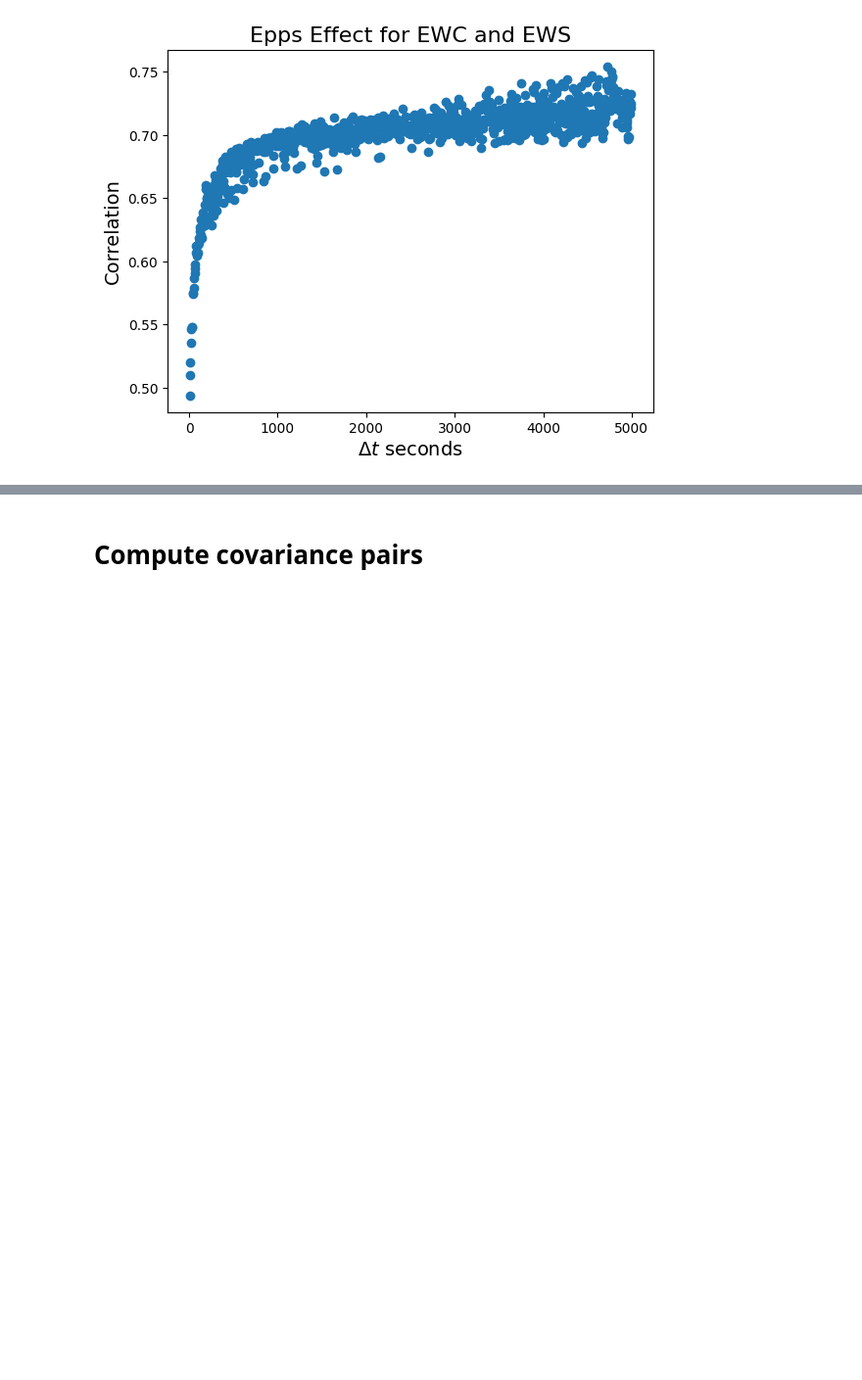
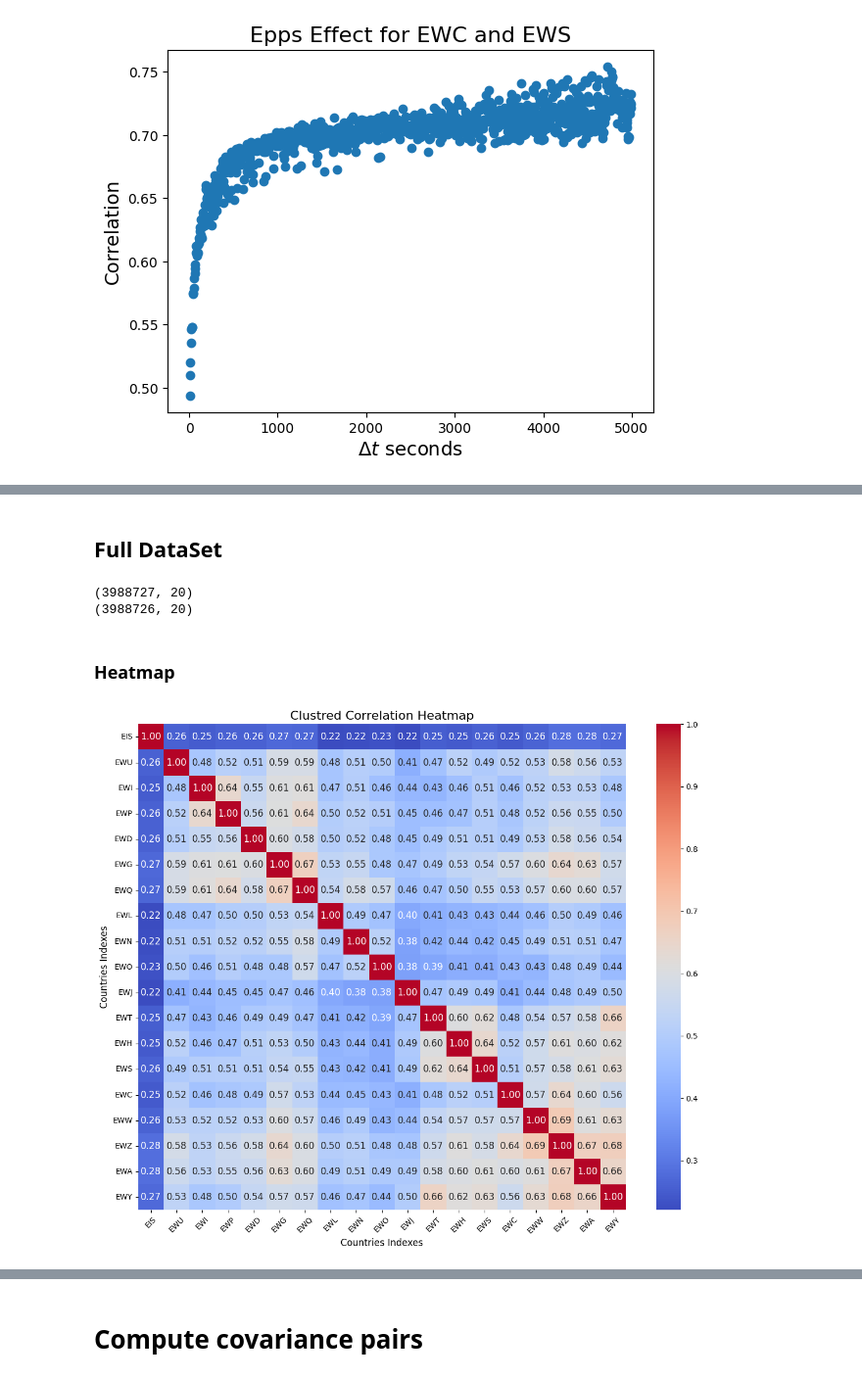
Before and after one commit to hosseinabadi/Big-Data-Correlation-Estimation, a Jupyter notebook: main.ipynb, the cells around one changed output, grey strips where cells are left out. Shown at 98% size. Drawn from its saved outputs; the diff is of its cells as text; code cells hidden in the pictures; blank space fills up the shorter version.

```diff
--- a/main.ipynb
+++ b/main.ipynb
@@ -239,0 +234,2 @@ plot_epps_effect("EWC", "EWS", "EWC_EWS_epps_95.png", percentile=95)
+# %%
+Countries_indexes = ["EWC", "EWU", "EWG", "EWQ", "EWJ", "EWA", "EWY", "EWW", "EWL", "EWT", "EWH", "EWS", "EWI", "EWP", "EWN", "EWD", "EWO", "EIS", "EWZ"]
@@ -239,0 +238,77 @@ plot_epps_effect("EWC", "EWS", "EWC_EWS_epps_95.png", percentile=95)
+# %%
+file_path_template = "Data/clean/{}.parquet"
+
+def compute_returns(df, price_col="weighted-avg-price", lag=1):
+    return df.with_columns(
+        (pl.col(price_col).diff(lag) / pl.col(price_col).shift(lag)).alias("return")
+    ).drop_nulls(subset=["return"])
+# %% [markdown]
+## Full DataSet
+# %%
+all_returns_df = pd.DataFrame()
+
+# Populate the DataFrame with returns for each asset
+for asset in Countries_indexes:
+    file_path = file_path_template.format(asset)
+    df = pl.read_parquet(file_path)
+    df_returns = compute_returns(df)
+
+    if "time-bucket" in df.columns:
+        time_bucket = df["time-bucket"].to_pandas()
+        if "time-bucket" not in all_returns_df.columns:
+            all_returns_df["time-bucket"] = time_bucket
+
+    all_returns_df[asset] = df_returns["return"].to_pandas()
+
+print(all_returns_df.shape)
+
+percentile_threshold = 100
+thresholds = all_returns_df.drop(columns=["time-bucket"]).abs().quantile(percentile_threshold / 100)
+all_returns_df = all_returns_df.apply(
+    lambda col: col.where(col.abs() <= thresholds[col.name]) if col.name != "time-bucket" else col
+)
+
+all_returns_df = all_returns_df.dropna()
+
+mat_for_corr = all_returns_df.drop(columns=["time-bucket"])
+correlation_matrix = mat_for_corr.corr()
+
+print(all_returns_df.shape)
+# %% [output]
+(3988727, 20)
+(3988726, 20)
+# %% [markdown]
+### Heatmap
+# %%
+# Convert the correlation matrix to a distance matrix for clustering
+distance_matrix = 1 - correlation_matrix
+
+# Perform hierarchical clustering
+linkage_matrix = linkage(distance_matrix, method='ward')
+ordered_indices = leaves_list(linkage_matrix)
+
+# Reorder the correlation matrix and labels
+clustered_matrix = correlation_matrix.to_numpy()[np.ix_(ordered_indices, ordered_indices)]
+ordered_labels = [mat_for_corr.columns[i] for i in ordered_indices]
+
+# Plot the heatmap without dendrogram
+plt.figure(figsize=(12, 10))
+sns.heatmap(
+    clustered_matrix,
+    annot=True,
+    fmt=".2f",
+    cmap="coolwarm",
+    xticklabels=ordered_labels,
+    yticklabels=ordered_labels,
+    annot_kws={"size": 12}
+)
+
+plt.title("Clustred Correlation Heatmap", fontsize=16)
+plt.xlabel("Countries Indexes", fontsize=12)
+plt.ylabel("Countries Indexes", fontsize=12)
+plt.xticks(rotation=45)
+plt.yticks(rotation=0)
+plt.tight_layout()
+plt.show()
+# %% [output]
+[figure, added]
```
Also changed, not shown: parts of 47 cells of this notebook, 1 other file.
